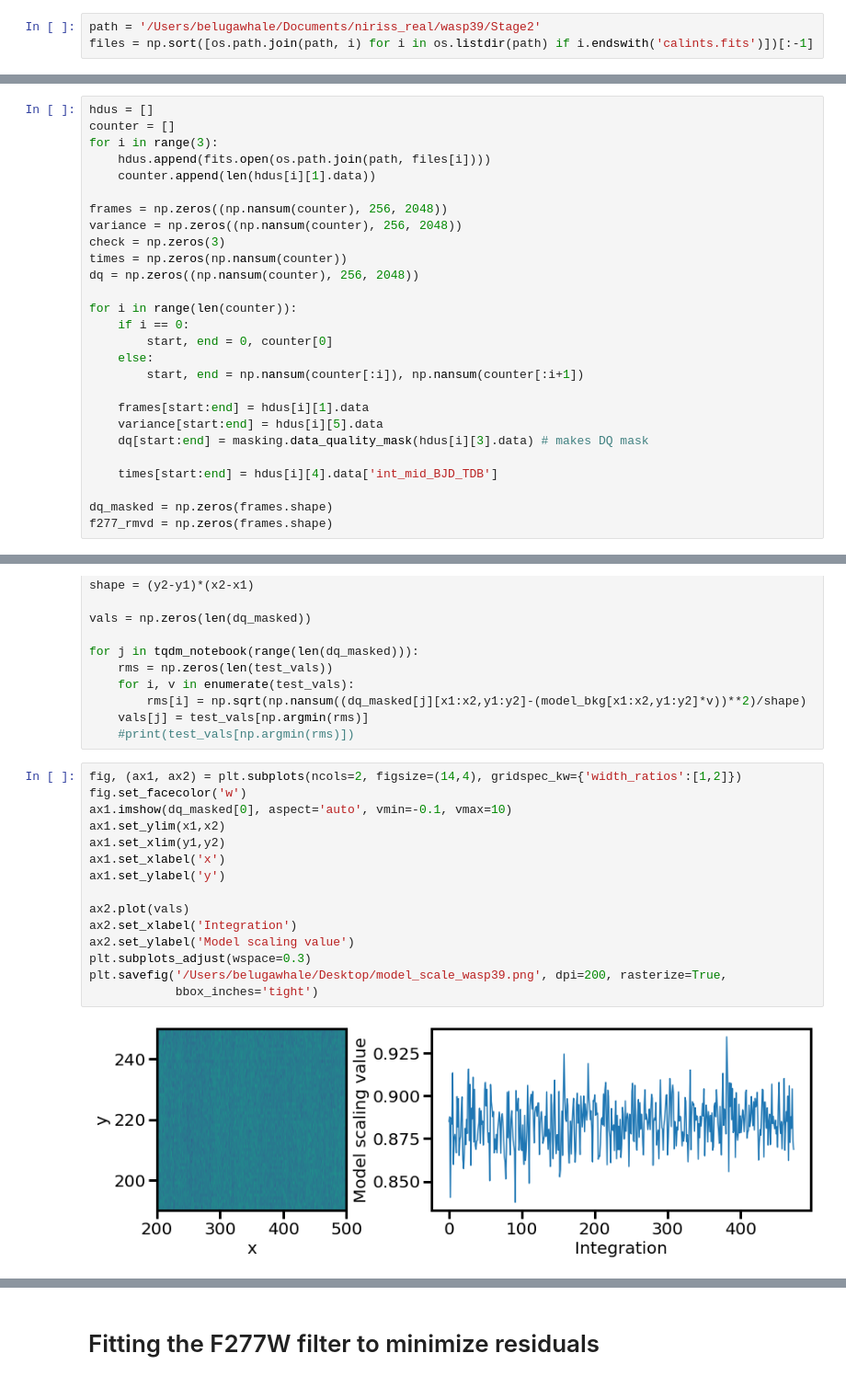
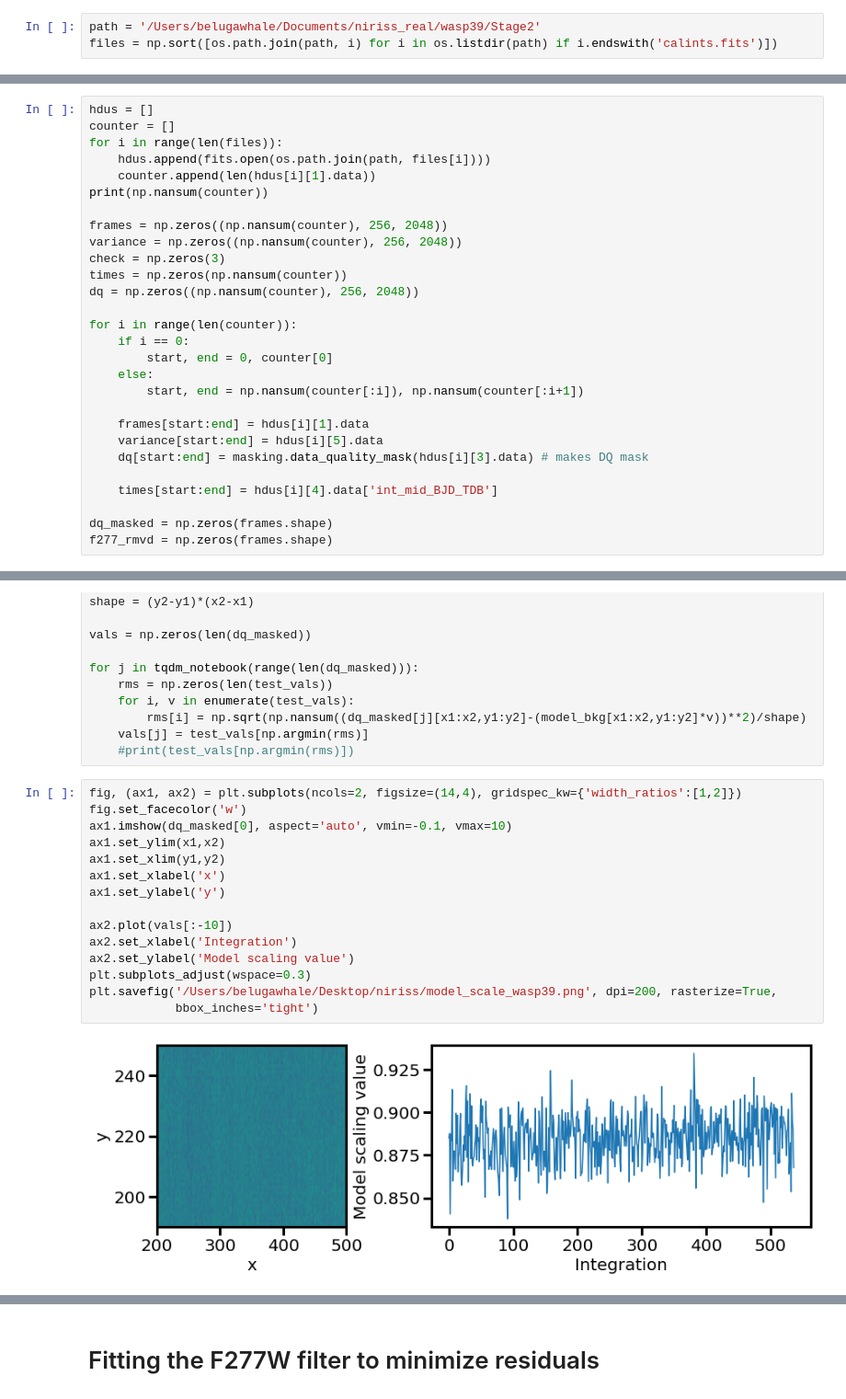
Before and after one commit to afeinstein20/nirhiss, a Jupyter notebook: wasp39_reduction.ipynb, the cells around one changed output, grey strips where cells are left out. Shown at 92% size. Saved outputs shown, nothing was run; the diff lists cells and outputs as text.

```diff
--- a/wasp39_reduction.ipynb
+++ b/wasp39_reduction.ipynb
@@ -72,7 +72,7 @@ warnings.filterwarnings("ignore")
 ## Eureka! reduced
 # %%
 path = '/Users/belugawhale/Documents/niriss_real/wasp39/Stage2'
-files = np.sort([os.path.join(path, i) for i in os.listdir(path) if i.endswith('calints.fits')])[:-1]
+files = np.sort([os.path.join(path, i) for i in os.listdir(path) if i.endswith('calints.fits')])
 # %%
 readnoise = fits.open('/Users/belugawhale/crds_cache/references/jwst/niriss/jwst_niriss_readnoise_0005.fits')
 wave_soln = fits.open(os.path.join(path, 'jw01366001001_04101_00001-seg002_nis_x1dints.fits'))
@@ -115,9 +115,10 @@ hdu.close()
 # %%
 hdus = []
 counter = []
-for i in range(3):
+for i in range(len(files)):
     hdus.append(fits.open(os.path.join(path, files[i])))
     counter.append(len(hdus[i][1].data))
+print(np.nansum(counter))
 
 frames = np.zeros((np.nansum(counter), 256, 2048))
 variance = np.zeros((np.nansum(counter), 256, 2048))
@@ -165,18 +168,18 @@ for j in tqdm_notebook(range(len(dq_masked))):
 # %%
 fig, (ax1, ax2) = plt.subplots(ncols=2, figsize=(14,4), gridspec_kw={'width_ratios':[1,2]})
 fig.set_facecolor('w')
 ax1.imshow(dq_masked[0], aspect='auto', vmin=-0.1, vmax=10)
 ax1.set_ylim(x1,x2)
 ax1.set_xlim(y1,y2)
 ax1.set_xlabel('x')
 ax1.set_ylabel('y')
 
-ax2.plot(vals)
+ax2.plot(vals[:-10])
 ax2.set_xlabel('Integration')
 ax2.set_ylabel('Model scaling value')
 plt.subplots_adjust(wspace=0.3)
-plt.savefig('/Users/belugawhale/Desktop/model_scale_wasp39.png', dpi=200, rasterize=True,
+plt.savefig('/Users/belugawhale/Desktop/niriss/model_scale_wasp39.png', dpi=200, rasterize=True,
             bbox_inches='tight')
 # %% [output]
-[figure, old version]
+[figure, new version]
 # %%
```
Also changed, not shown: parts of 30 cells of this notebook, 2 other files.
